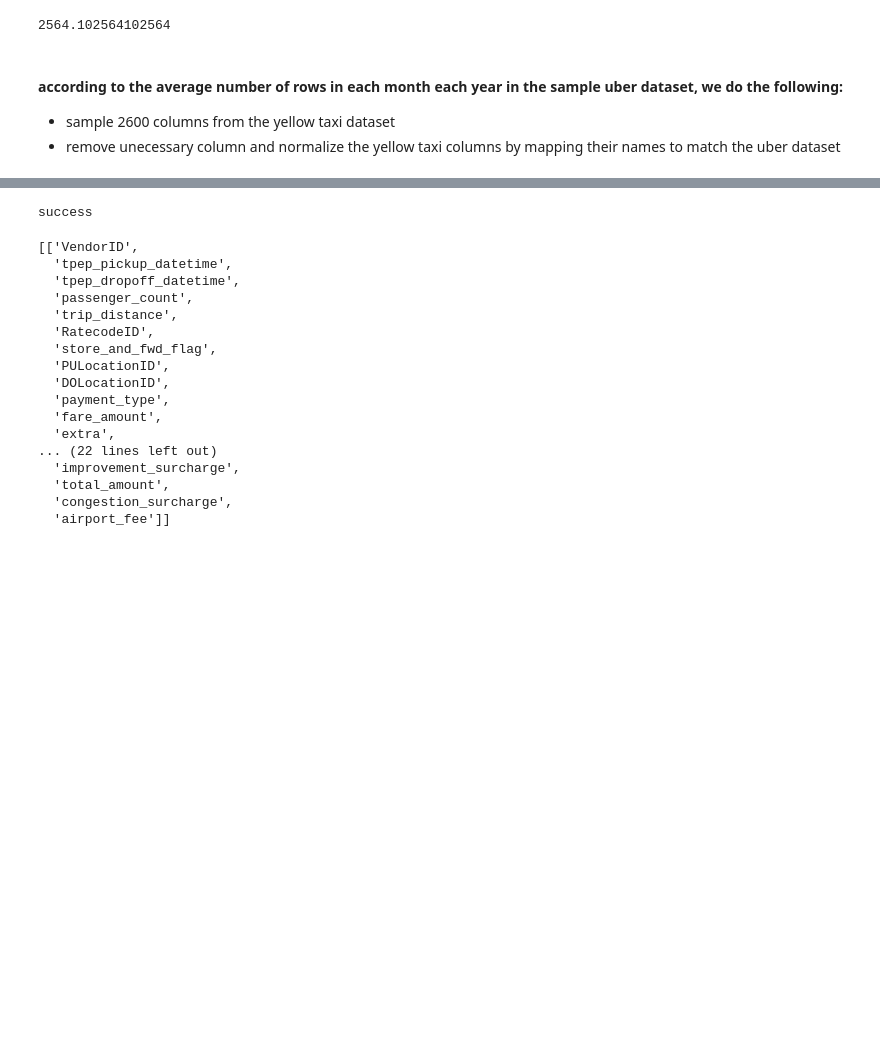
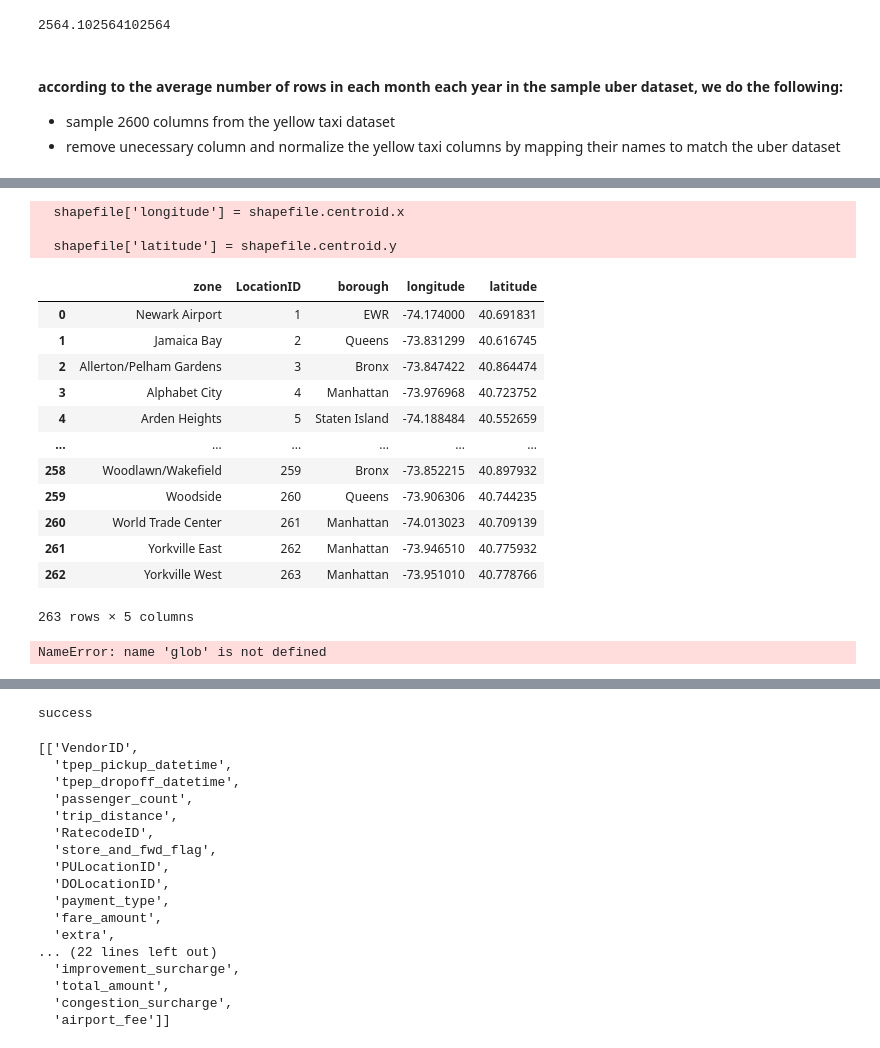
Before and after one commit to wangyf99/final-project, a Jupyter notebook: Group_project.ipynb, the cells around one changed output, grey strips where cells are left out. Drawn from its saved outputs; the diff is of its cells as text; code cells hidden in the pictures; blank space fills up the shorter version.

```diff
--- a/Group_project.ipynb
+++ b/Group_project.ipynb
@@ -177,3 +189,7 @@ Length: 78, dtype: int64
 #### according to the average number of rows in each month each year in the sample uber dataset, we do the following:
 - sample 2600 columns from the yellow taxi dataset
 - remove unecessary column and normalize the yellow taxi columns by mapping their names to match the uber dataset
+# %%
+import geopandas as gpd
+shapefile = gpd.read_file("taxi_zones/taxi_zones.shp")
+shapefile
@@ -179,0 +210,24 @@ Length: 78, dtype: int64
+# %%
+shapefile = shapefile.to_crs(4326)
+shapefile['longitude'] = shapefile.centroid.x
+shapefile['latitude'] = shapefile.centroid.y
+column_to_remove = ['Shape_Leng','Shape_Area','OBJECTID','geometry']
+shapefile_new = shapefile.drop(columns=column_to_remove)
+shapefile_new
+# %% [output]
+  shapefile['longitude'] = shapefile.centroid.x
+
+  shapefile['latitude'] = shapefile.centroid.y
+|  | zone | LocationID | borough | longitude | latitude |
+| 0 | Newark Airport | 1 | EWR | -74.174000 | 40.691831 |
+| 1 | Jamaica Bay | 2 | Queens | -73.831299 | 40.616745 |
+| 2 | Allerton/Pelham Gardens | 3 | Bronx | -73.847422 | 40.864474 |
+| 3 | Alphabet City | 4 | Manhattan | -73.976968 | 40.723752 |
+| 4 | Arden Heights | 5 | Staten Island | -74.188484 | 40.552659 |
+| ... | ... | ... | ... | ... | ... |
+| 258 | Woodlawn/Wakefield | 259 | Bronx | -73.852215 | 40.897932 |
+| 259 | Woodside | 260 | Queens | -73.906306 | 40.744235 |
+| 260 | World Trade Center | 261 | Manhattan | -74.013023 | 40.709139 |
+| 261 | Yorkville East | 262 | Manhattan | -73.946510 | 40.775932 |
+| 262 | Yorkville West | 263 | Manhattan | -73.951010 | 40.778766 |
+263 rows × 5 columns
@@ -180,3 +245,9 @@ Length: 78, dtype: int64
+# %%
+file_pattern = 'yellow_tripdata/*.parquet'
+combined_dataframe = get_taxi_file(file_pattern)
+#combined_dataframe.head()
+# %% [output]
+NameError: name 'glob' is not defined
 # %%
 def get_center_long(LocationID):
     return 0
```
Also changed, not shown: parts of 9 cells of this notebook.
